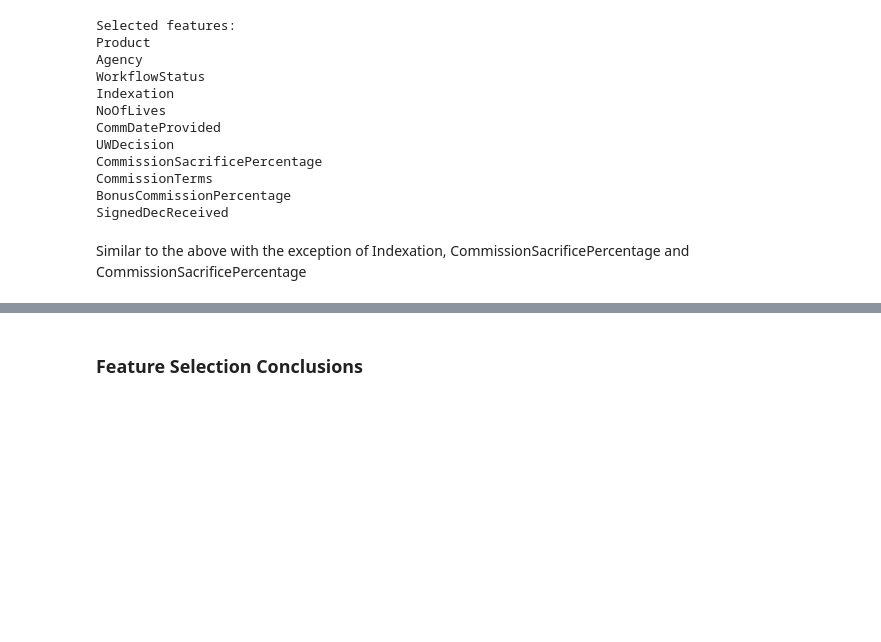
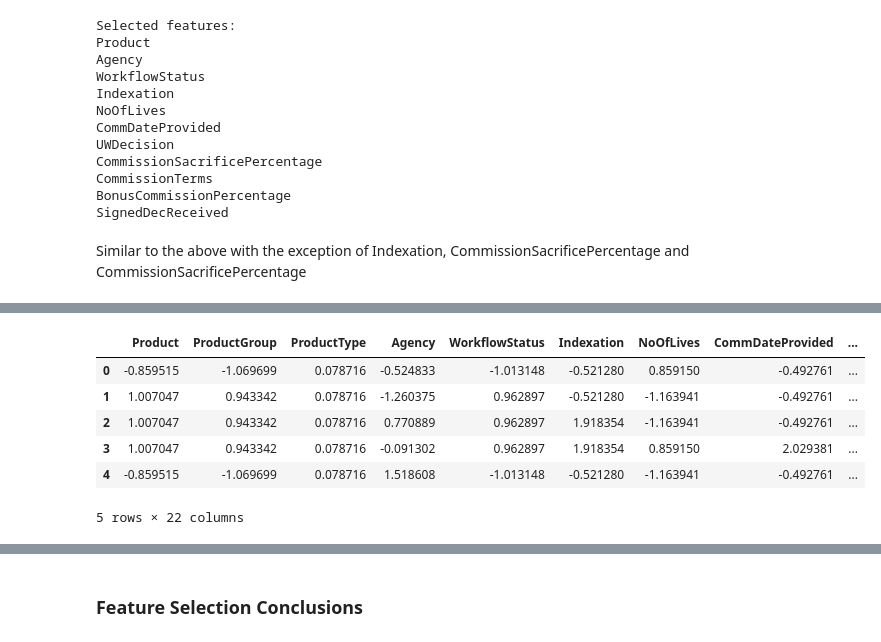
Before and after one commit to greg-la/MSc-Capstone, a Jupyter notebook: 3. Feature Importance.ipynb, the cells around one changed output, grey strips where cells are left out. Cells and saved outputs as stored; diff of their text form; code cells hidden in the pictures; blank space fills up the shorter version.

```diff
--- a/3. Feature Importance.ipynb
+++ b/3. Feature Importance.ipynb
@@ -764,0 +877,5 @@ Similar to the above with the exception of Indexation, CommissionSacrificePercen
+# %%
+combined_data = np.hstack((X_train_resampled, y_train_resampled.values.reshape(-1, 1)))
+
+# Convert combined_data to a DataFrame
+train_data = pd.DataFrame(combined_data, columns=list(X_train.columns) + ['PolicyIssued'])
@@ -764,0 +902,10 @@ Similar to the above with the exception of Indexation, CommissionSacrificePercen
+# %%
+train_data.head()
+# %% [output]
+|  | Product | ProductGroup | ProductType | Agency | WorkflowStatus | Indexation | NoOfLives | CommDateProvided | ... |
+| 0 | -0.859515 | -1.069699 | 0.078716 | -0.524833 | -1.013148 | -0.521280 | 0.859150 | -0.492761 | ... |
+| 1 | 1.007047 | 0.943342 | 0.078716 | -1.260375 | 0.962897 | -0.521280 | -1.163941 | -0.492761 | ... |
+| 2 | 1.007047 | 0.943342 | 0.078716 | 0.770889 | 0.962897 | 1.918354 | -1.163941 | -0.492761 | ... |
+| 3 | 1.007047 | 0.943342 | 0.078716 | -0.091302 | 0.962897 | 1.918354 | 0.859150 | 2.029381 | ... |
+| 4 | -0.859515 | -1.069699 | 0.078716 | 1.518608 | -1.013148 | -0.521280 | -1.163941 | -0.492761 | ... |
+5 rows × 22 columns
```
Also changed, not shown: parts of 15 cells of this notebook, 6 other files.
